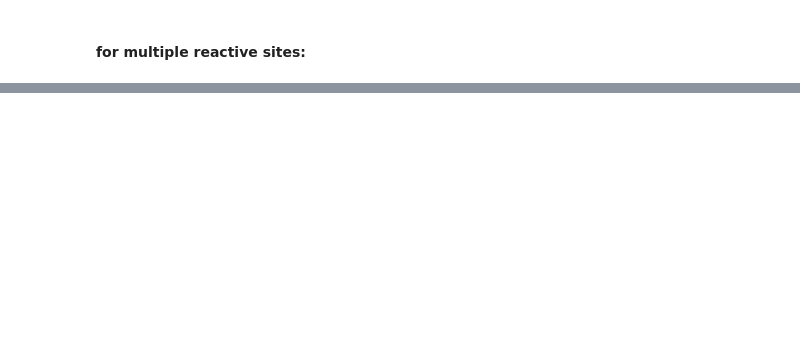
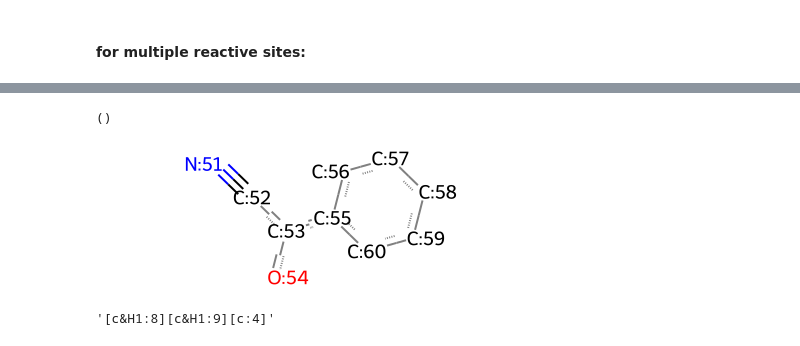
Before and after one commit to yashchainani21/RxnTools, a Jupyter notebook: notebooks/prototype extracting reaction templates.ipynb, the cells around one changed output, grey strips where cells are left out. Drawn from its saved outputs; the diff is of its cells as text; code cells hidden in the pictures; blank space fills up the shorter version.

```diff
--- a/notebooks/prototype extracting reaction templates.ipynb
+++ b/notebooks/prototype extracting reaction templates.ipynb
@@ -329,0 +278,39 @@ Chem.MolToSmarts(combined_submol)
+# %%
+substrate_mol = Chem.MolFromSmarts('[N:51]#[C:52][C@&H1:53]([O&H1:54])[c:55]1[c&H1:56][c&H1:57][c&H1:58][c&H1:59][c&H1:60]1')
+substruct_mol = Chem.MolFromSmarts('[N:51]#[C:52][C@&H1:53]([O&H1:54])[c:55]1[c&H1:56][c&H1:57][c&H1:58][c&H1:59][c&H1:60]1')
+
+substrate_smiles = Chem.MolToSmiles(substrate_mol)
+substruct_smiles = Chem.MolToSmiles(substruct_mol)
+
+print("Simplified SMILES:")
+print("Substrate:", substrate_smiles)
+print("Substructure:", substruct_smiles)
+
+def simplify_molecule(mol):
+    for atom in mol.GetAtoms():
+        atom.SetAtomMapNum(0)  # Remove atom maps
+    mol = Chem.RemoveHs(mol)  # Remove explicit hydrogens
+    return mol
+
+substrate_mol = simplify_molecule(substrate_mol)
+substruct_mol = simplify_molecule(substruct_mol)
+
+Chem.SanitizeMol(substrate_mol)
+Chem.SanitizeMol(substruct_mol)
+
+print("Substrate atoms:")
+for atom in substrate_mol.GetAtoms():
+    print(f"Atom {atom.GetIdx()}: Element={atom.GetSymbol()}, "
+          f"AtomMapNum={atom.GetAtomMapNum()}, "
+          f"ImplicitValence={atom.GetImplicitValence()}, "
+          f"ExplicitValence={atom.GetExplicitValence()}")
+
+print("\nSubstructure atoms:")
+for atom in substruct_mol.GetAtoms():
+    print(f"Atom {atom.GetIdx()}: Element={atom.GetSymbol()}, "
+          f"AtomMapNum={atom.GetAtomMapNum()}, "
+          f"ImplicitValence={atom.GetImplicitValence()}, "
+          f"ExplicitValence={atom.GetExplicitValence()}")
+
+matches = substrate_mol.GetSubstructMatches(substruct_mol, useChirality=False, useQueryQueryMatches=True)
+print("Matches (relaxed):", matches)
@@ -329,0 +335,8 @@ Chem.MolToSmarts(combined_submol)
+# %%
+substrate_mol.GetSubstructMatches(substruct_mol)
+# %% [output]
+()
+# %%
+substrate_mol
+# %% [output]
+[figure, added]
@@ -329,0 +355,4 @@ Chem.MolToSmarts(combined_submol)
+# %%
+template
+# %% [output]
+'[c&H1:8][c&H1:9][c:4]'
```
Also changed, not shown: parts of 34 cells of this notebook, 1 other file.
